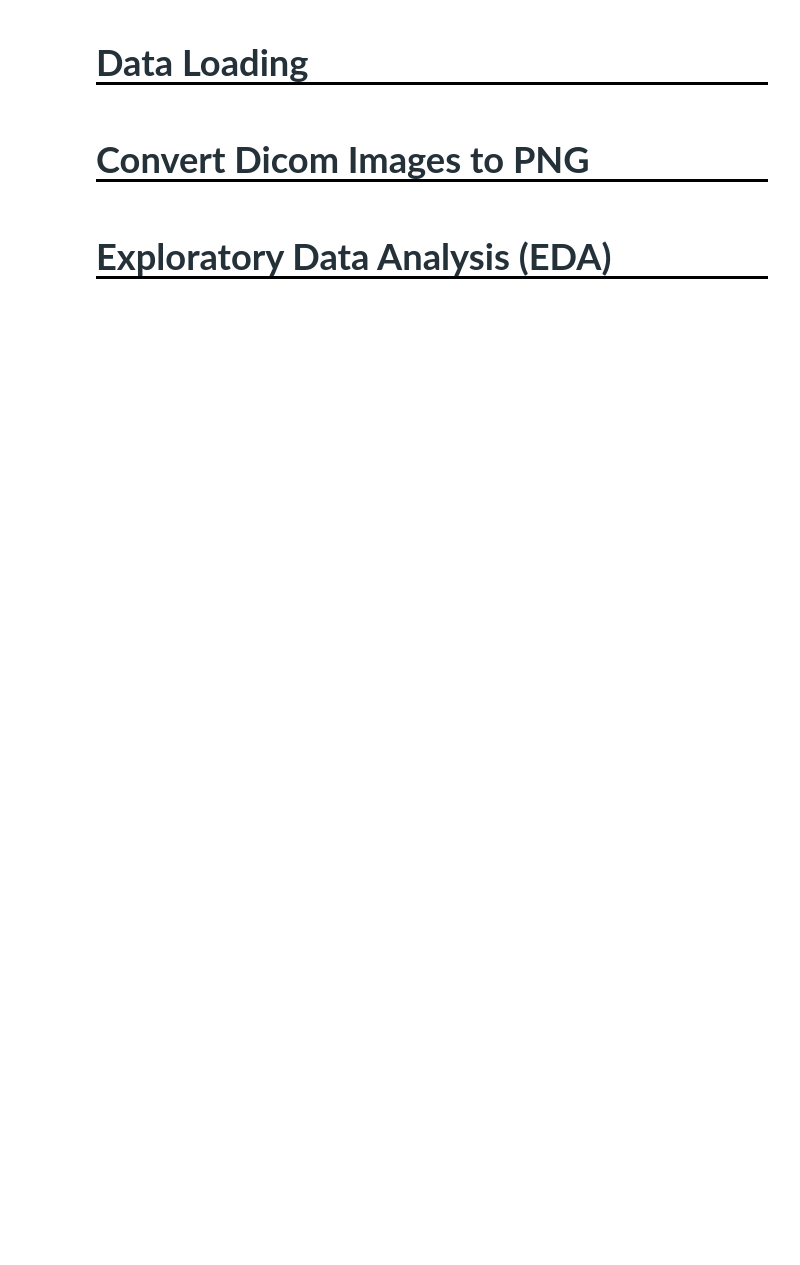
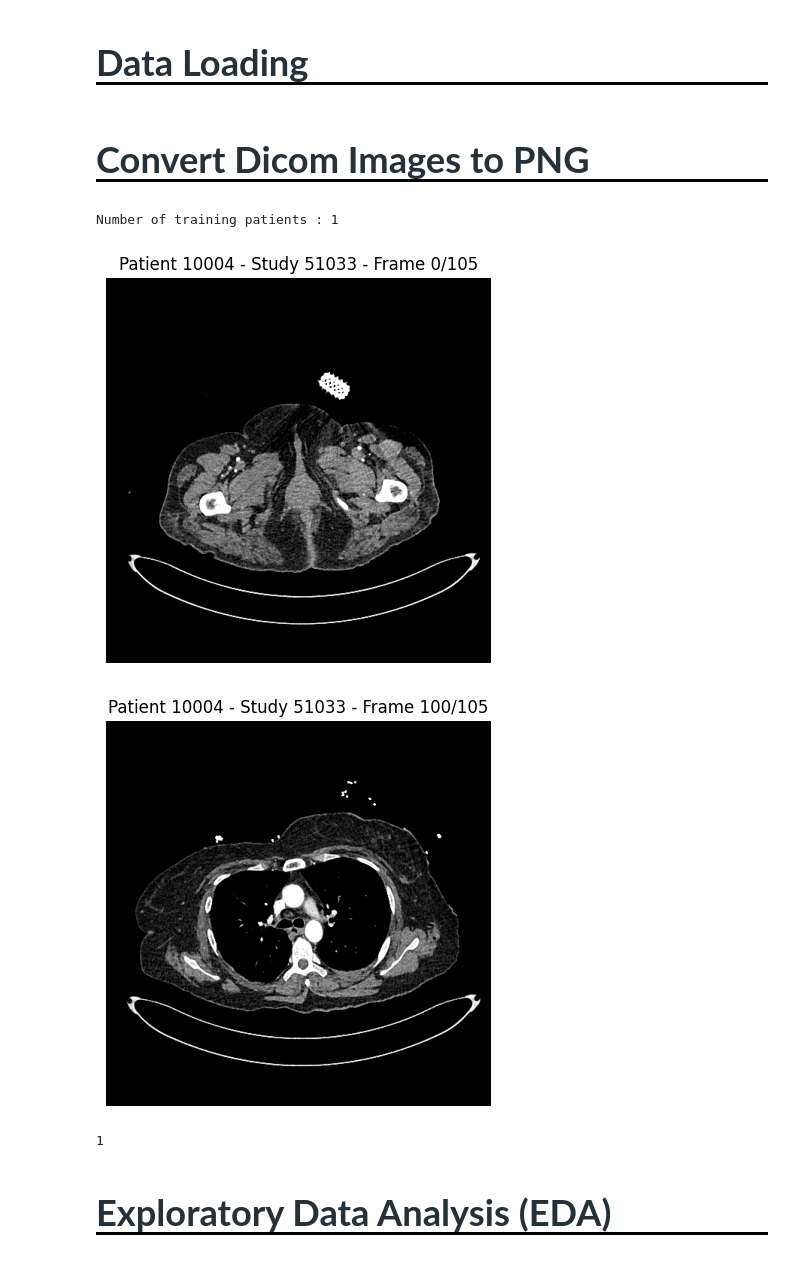
Before and after one commit to JD-DS/Abdominal-Trauma-Detection-in-Images, a Jupyter notebook: rsna_Project_Report.ipynb, the cells around one changed output. Drawn from its saved outputs; the diff is of its cells as text; code cells hidden in the pictures; blank space fills up the shorter version.

```diff
--- a/rsna_Project_Report.ipynb
+++ b/rsna_Project_Report.ipynb
@@ -133,0 +219,43 @@ Downloading rsna-2023-abdominal-trauma-detection.zip to /home/jack/github/rsna
+# %%
+# TRAIN_PATH = "/kaggle/input/rsna-2023-abdominal-trauma-detection/train_images/"
+TRAIN_PATH = "/home/jack/github/rsna/data/train_images/"
+
+# TEST_PATH = "/kaggle/input/rsna-2023-abdominal-trauma-detection/test_images/"
+
+print('Number of training patients :', len(os.listdir(TRAIN_PATH)))
+
+# print('Number of test patients :', len(os.listdir(TEST_PATH)))
+# %% [output]
+Number of training patients : 1
+# %%
+for patient in sorted(os.listdir(TRAIN_PATH)):
+    for study in os.listdir(TRAIN_PATH + patient):
+        imgs = {}
+        for f in sorted(glob.glob(TRAIN_PATH + f"{patient}/{study}/*.dcm"))[::10]:
+            dicom = pydicom.dcmread(f)
+
+            pos_z = dicom[(0x20, 0x32)].value[-1]  # to retrieve the order of frames
+
+            img = standardize_pixel_array(dicom)
+            img = (img - img.min()) / (img.max() - img.min() + 1e-6)
+
+            if dicom.PhotometricInterpretation == "MONOCHROME1":
+                img = 1 - img
+
+            imgs[pos_z] = img
+
+        for i, k in enumerate(sorted(imgs.keys())):
+            img = imgs[k]
+
+            if not (i % 100):
+                plt.figure(figsize=(5, 5))
+                plt.imshow(img, cmap="gray")
+                plt.title(f"Patient {patient} - Study {study} - Frame {i}/{len(imgs)}")
+                plt.axis(False)
+                plt.show()
+
+        break
+    break
+# %% [output]
+[figure, added]
+[figure, added]
@@ -133,0 +290,23 @@ Downloading rsna-2023-abdominal-trauma-detection.zip to /home/jack/github/rsna
+# %%
+patients = os.listdir(TRAIN_PATH)
+
+# Chunking
+patients = (
+    patients[:400],
+    patients[400:  800],
+    patients[800:  1200],
+    patients[1200: 1600],
+    patients[1600: 2000],
+    patients[2000: 2400],
+    patients[2400: 2800],
+    patients[2800:],
+)
+
+# patients = patients[0]  # [:10]  # subsample
+counter = 0
+for patient in patients:
+
+    counter += len(patient)
+print(counter)
+# %% [output]
+1
```
Also changed, not shown: parts of 53 cells of this notebook.
